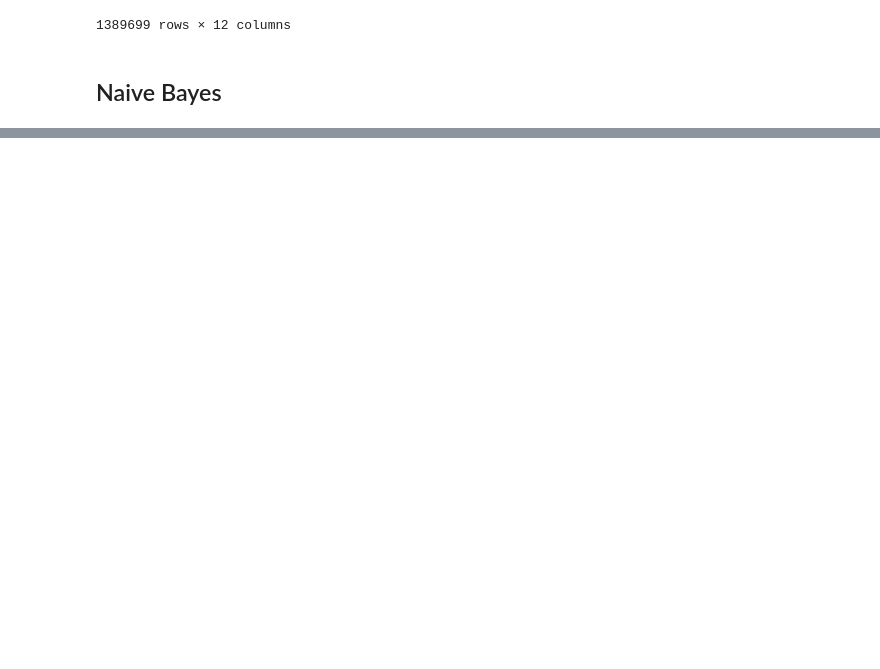
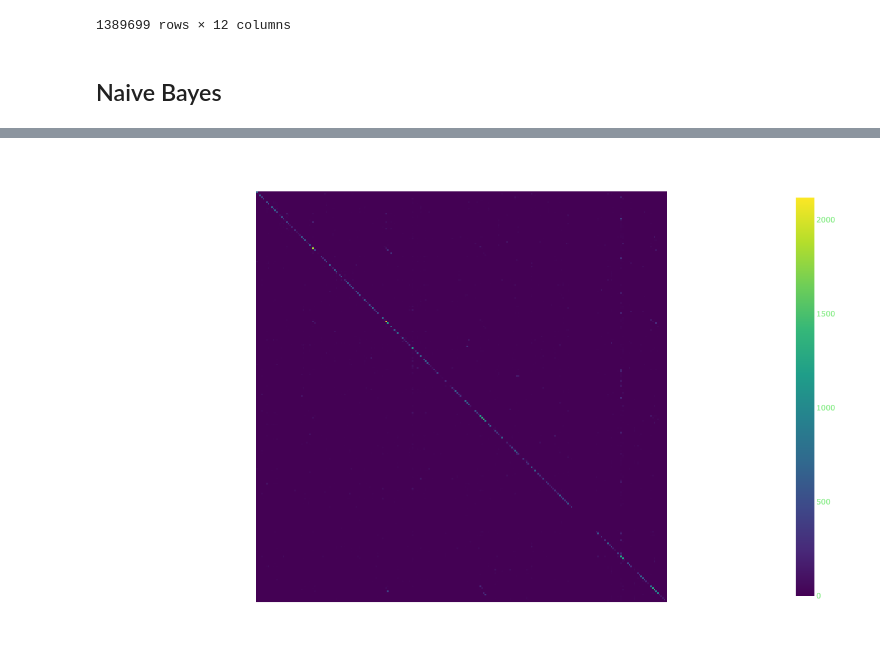
Before and after one commit to CUBoulder-DS/CSCI-5622, a Jupyter notebook: src/Bayes DT.ipynb, the cells around one changed output, grey strips where cells are left out. Drawn from its saved outputs; the diff is of its cells as text; code cells hidden in the pictures; blank space fills up the shorter version.

```diff
--- a/src/Bayes DT.ipynb
+++ b/src/Bayes DT.ipynb
@@ -75,0 +126,17 @@ len(df_az[df_az["Is Best Seller"] == True])
+# %%
+# Input is the counts
+mult_c_nb = MultinomialNB()
+comp_c_nb = ComplementNB()
+# Input is the text frequency (tf)
+mult_tf_nb = MultinomialNB()
+comp_tf_nb = ComplementNB()
+# Input is the binary occurence vector
+bern_nb = BernoulliNB()
+
+models = [mult_c_nb, comp_c_nb, mult_tf_nb, comp_tf_nb, bern_nb]
+data_type = ["Counts", "Counts", "TF", "TF", "Occurence"]
+train_data = {"Counts": nb_counts_train, "TF": nb_tf_train, "Occurence": nb_bin_train}
+test_data = {"Counts": nb_counts_test, "TF": nb_tf_test, "Occurence": nb_bin_test}
+
+for i, model in enumerate(models):
+    model.fit(train_data[data_type[i]], nb_label_train)
@@ -75,0 +167,3 @@ len(df_az[df_az["Is Best Seller"] == True])
+# %%
+best_pred = models[0].predict(nb_counts_test)
+acc_bycat = classification_report(nb_label_test, best_pred, output_dict=True)
@@ -91,0 +243,6 @@ dtype: bool
+# %%
+fig = px.imshow(confusion_matrix(nb_label_test, best_pred, labels=models[0].classes_), x=models[0].classes_, y=models[0].classes_)
+fig.update_layout(xaxis_showticklabels=False, yaxis_showticklabels=False, height=800)
+fig.show()
+# %% [output]
+[figure, added]
```
Also changed, not shown: parts of 20 cells of this notebook, 17 other files.
